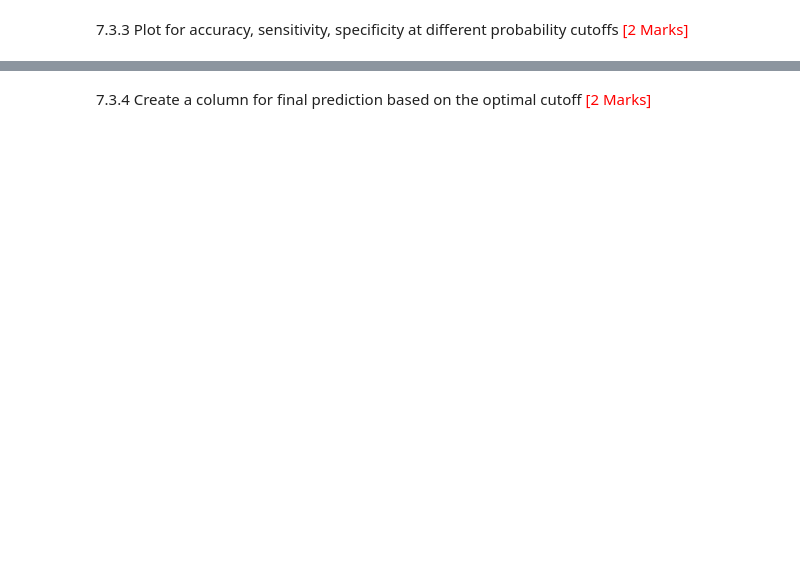
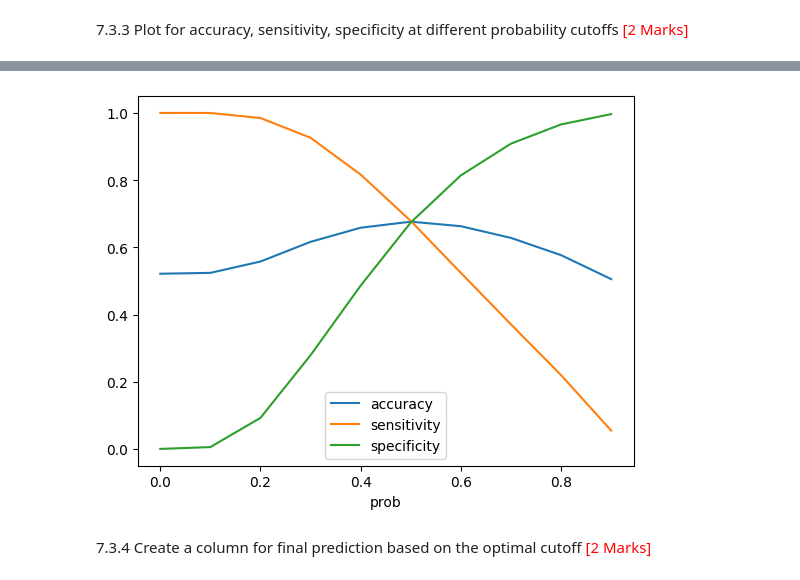
Before and after one commit to hemantgogawale/Predicting_Employee_Retention, a Jupyter notebook: Predicting_Employee_Retention_Starter.ipynb, the cells around one changed output, grey strips where cells are left out. Drawn from its saved outputs; the diff is of its cells as text; code cells hidden in the pictures; blank space fills up the shorter version.

```diff
--- a/Predicting_Employee_Retention_Starter.ipynb
+++ b/Predicting_Employee_Retention_Starter.ipynb
@@ -906,3 +1059,5 @@ Evaluate the performance of the model based on the predictions made on the train
 from sklearn import metrics
 
 # Check the overall accuracy
+accuracy = metrics.accuracy_score(y_true=y_train_predict_final['Attrition'], y_pred=y_train_predict_final['Predicted'])
+accuracy
@@ -920,0 +1094,4 @@ from sklearn import metrics
+# %%
+# Calculate sensitivity
+sensitivity = metrics.recall_score(y_true=y_train_predict_final['Attrition'], y_pred= y_train_predict_final['Predicted'])
+sensitivity
@@ -946,3 +1155,8 @@ Check sensitivity and specificity tradeoff to find the optimal cutoff point.
 7.3.2 Predict on training set at various probability cutoffs <font color="red">[1 Mark]</font>
 # %%
 # Predict on training data by creating columns with different probability cutoffs to explore the impact of cutoff on model performance
+numbers = [float(x)/10 for x in range(10)]
+for i in numbers:
+    y_train_predict_final[i] = y_train_predict_final['Attrition_Prob'].map(lambda x: 1 if x > i else 0)
+
+y_train_predict_final.head()
@@ -949,2 +1170,13 @@ Check sensitivity and specificity tradeoff to find the optimal cutoff point.
 # %% [markdown]
 7.3.3 Plot for accuracy, sensitivity, specificity at different probability cutoffs <font color="red">[2 Marks]</font>
+# %%
+# Create a DataFrame to see the values of accuracy, sensitivity, and specificity at different values of probability cutoffs
+cutoff_df = pd.DataFrame(columns=['prob','accuracy','sensitivity','specificity'])
+for i in numbers:
+    accuracy = metrics.accuracy_score(y_true=y_train_predict_final['Attrition'], y_pred=y_train_predict_final[i])
+    sensitivity = metrics.recall_score(y_true=y_train_predict_final['Attrition'], y_pred=y_train_predict_final[i])
+    cm = metrics.confusion_matrix(y_true=y_train_predict_final['Attrition'], y_pred=y_train_predict_final[i])
+    specificity = float(cm[0][0] / (cm[0][0] + cm[0][1]))
+    cutoff_df.loc[i] = [i, accuracy, sensitivity, specificity]
+
+cutoff_df
@@ -951,2 +1195,6 @@ Check sensitivity and specificity tradeoff to find the optimal cutoff point.
 # %%
-# Create a DataFrame to see the values of accuracy, sensitivity, and specificity at different values of probability cutoffs
+# Plot accuracy, sensitivity, and specificity at different values of probability cutoffs
+cutoff_df.plot.line(x='prob', y=['accuracy', 'sensitivity', 'specificity'])
+plt.show()
+# %% [output]
+[figure, added]
```
Also changed, not shown: parts of 43 cells of this notebook.
